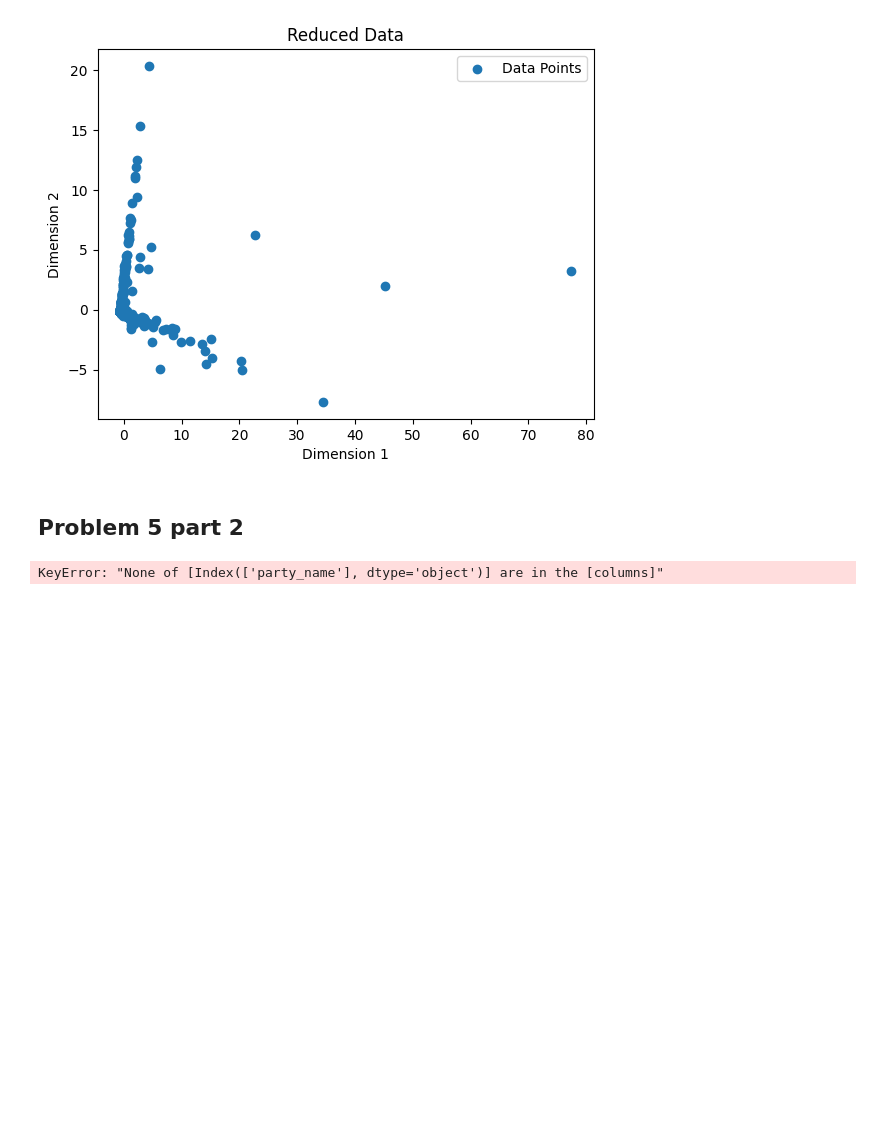
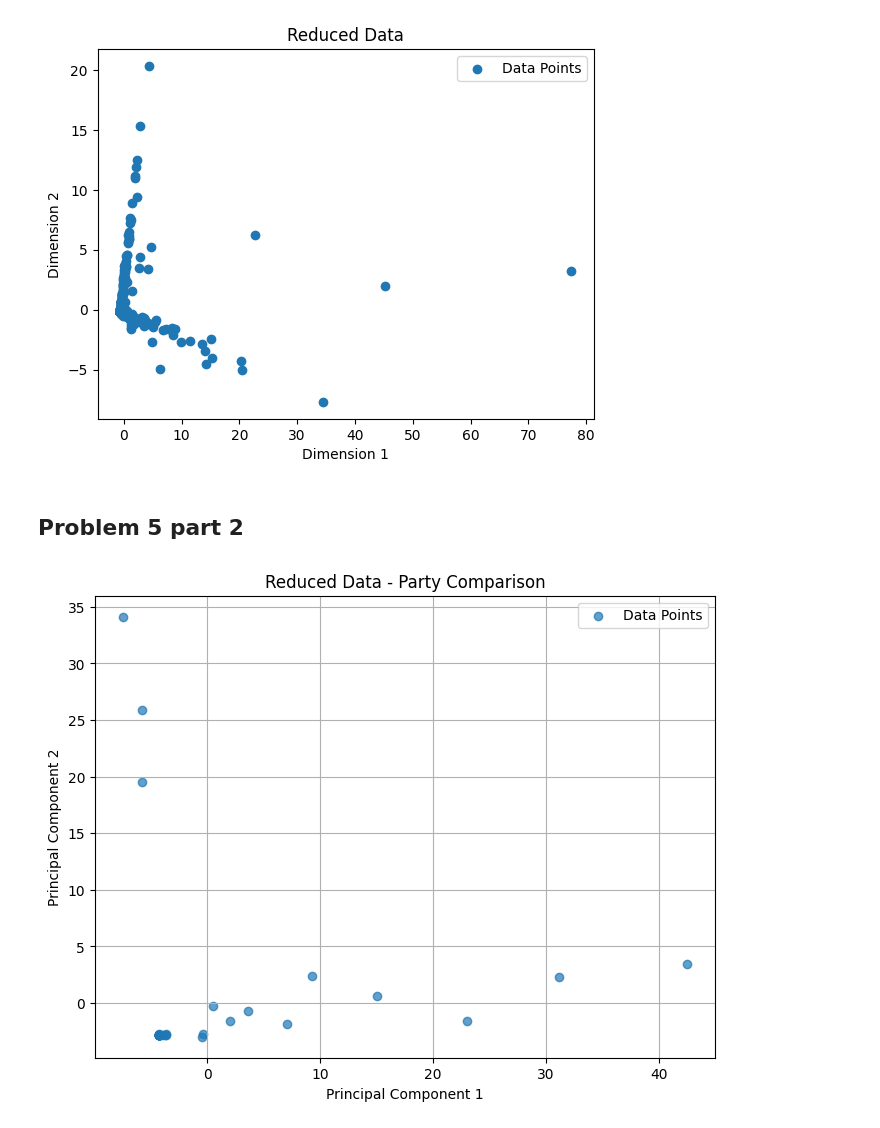
Before and after one commit to yossef-cohen/Data_Manipulation_With_Pandas, a Jupyter notebook: temp.ipynb, the cells around one changed output. Saved outputs shown, nothing was run; the diff lists cells and outputs as text; code cells hidden in the pictures; blank space fills up the shorter version.

Commit message:
fixed problem 5 part 2

```diff
--- a/temp.ipynb
+++ b/temp.ipynb
@@ -144,16 +144,23 @@ plt.show()
 # %% [markdown]
 ## Problem 5 part 2
 # %%
-pca_df = dimensionality_reduction(result, 2, ['party_name']) # todo same here but i think the party_name is the problem but cant figure it out#
+aggregated_df = df_from_file.groupby("city_name").sum()
 
-pca_df['PC1'] = pca_df['PC1'].apply(lambda x: x.real if np.iscomplex(x) else x)
-pca_df['PC2'] = pca_df['PC2'].apply(lambda y: y.real if np.iscomplex(y) else y)
+transposed_df = aggregated_df.transpose()
 
-plt.scatter(pca_df['PC1'], pca_df['PC2'], label="Data Points")
-plt.xlabel("Dimension 1")
-plt.ylabel("Dimension 2")
-plt.title("Reduced Data")
-plt.legend()  # Legend now has a label to display
+filtered_transposed = remove_sparse_columns(transposed_df, threshold=1000)
+
+pca_df = dimensionality_reduction(filtered_transposed, 2, [])
+
+pca_df = pca_df.apply(lambda x: np.real(x))
+
+plt.figure(figsize=(8, 6))
+plt.scatter(pca_df["PC1"], pca_df["PC2"], label="Data Points", alpha=0.7)
+plt.xlabel("Principal Component 1")
+plt.ylabel("Principal Component 2")
+plt.title("Reduced Data - Party Comparison")
+plt.legend()
+plt.grid(True)
 plt.show()
 # %% [output]
-KeyError: "None of [Index(['party_name'], dtype='object')] are in the [columns]"
+[figure, added]
```
